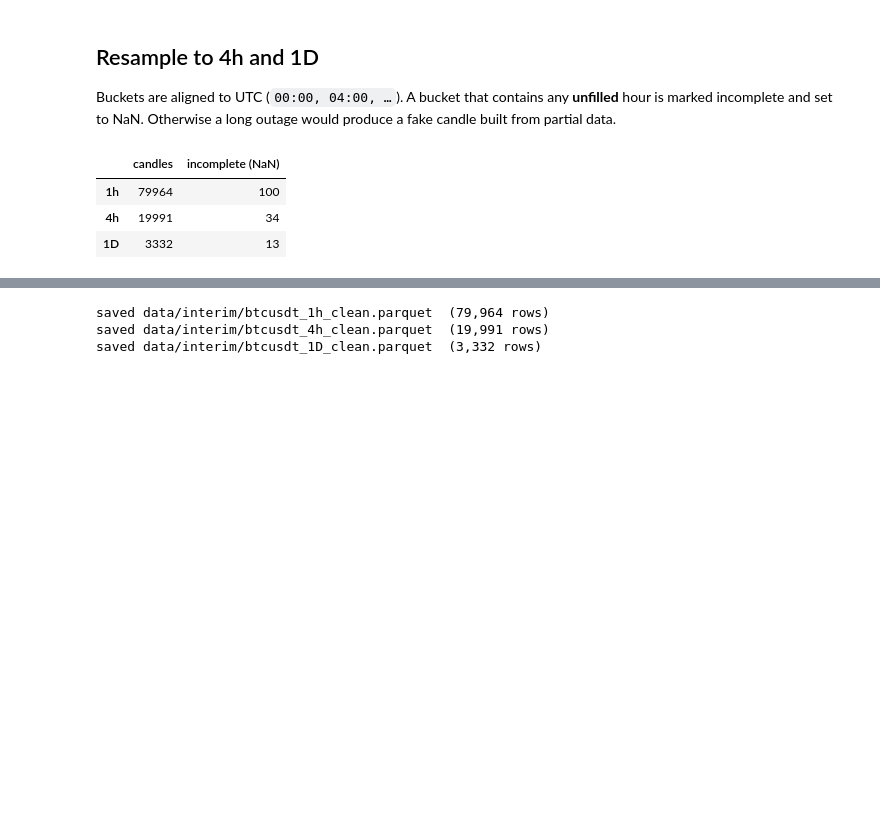
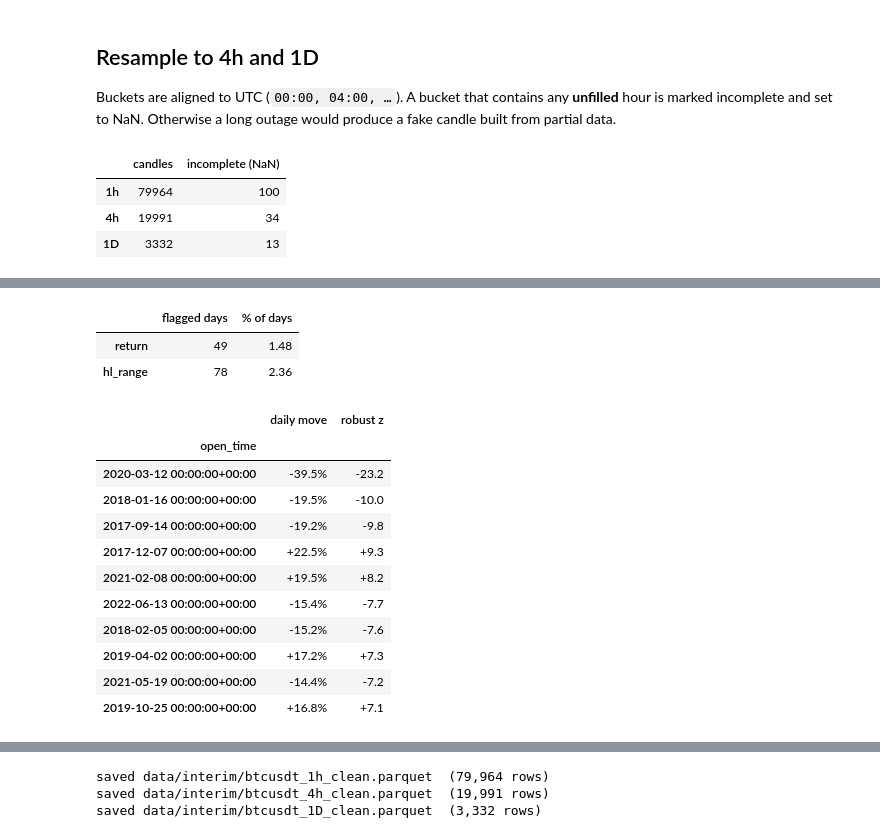
Before and after one commit to Gaston202/BitcoinPricePrediction, a Jupyter notebook: notebooks/02_data_quality.ipynb, the cells around one changed output, grey strips where cells are left out. Cells and saved outputs as stored; diff of their text form; code cells hidden in the pictures; blank space fills up the shorter version.

```diff
--- a/notebooks/02_data_quality.ipynb
+++ b/notebooks/02_data_quality.ipynb
@@ -154,0 +165,33 @@ pd.DataFrame({
+# %%
+daily = frames["1D"]
+candidates = pd.DataFrame({
+    "return": log_returns(daily["close"]),
+    "hl_range": np.log(daily["high"] / daily["low"]),
+}).dropna()
+flags = candidates.apply(flag_outliers)
+
+pd.DataFrame({"flagged days": flags.sum(), "% of days": 100 * flags.mean()}).style.format({"% of days": "{:.2f}"})
+# %% [output]
+|  | flagged days | % of days |
+| return | 49 | 1.48 |
+| hl_range | 78 | 2.36 |
+# %%
+z = robust_zscore(candidates["return"])
+top = z[flags["return"]].abs().sort_values(ascending=False).head(10).index
+pd.DataFrame({
+    "daily move": np.expm1(candidates.loc[top, "return"]),
+    "robust z": z[top],
+}).style.format({"daily move": "{:+.1%}", "robust z": "{:+.1f}"})
+# %% [output]
+|  | daily move | robust z |
+| open_time |  |  |
+| 2020-03-12 00:00:00+00:00 | -39.5% | -23.2 |
+| 2018-01-16 00:00:00+00:00 | -19.5% | -10.0 |
+| 2017-09-14 00:00:00+00:00 | -19.2% | -9.8 |
+| 2017-12-07 00:00:00+00:00 | +22.5% | +9.3 |
+| 2021-02-08 00:00:00+00:00 | +19.5% | +8.2 |
+| 2022-06-13 00:00:00+00:00 | -15.4% | -7.7 |
+| 2018-02-05 00:00:00+00:00 | -15.2% | -7.6 |
+| 2019-04-02 00:00:00+00:00 | +17.2% | +7.3 |
+| 2021-05-19 00:00:00+00:00 | -14.4% | -7.2 |
+| 2019-10-25 00:00:00+00:00 | +16.8% | +7.1 |
```
Also changed, not shown: parts of 9 cells of this notebook, 17 other files.
